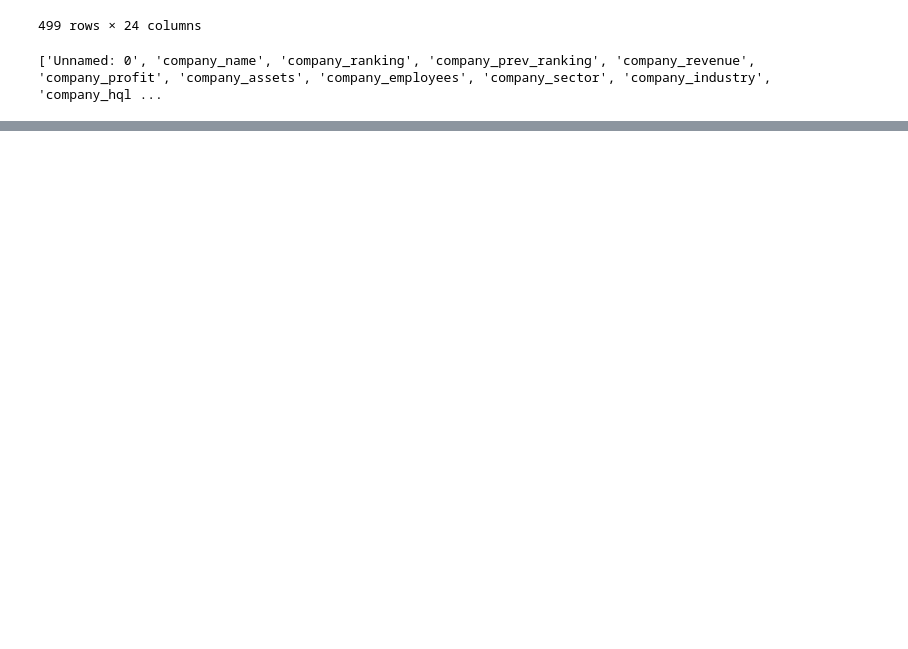
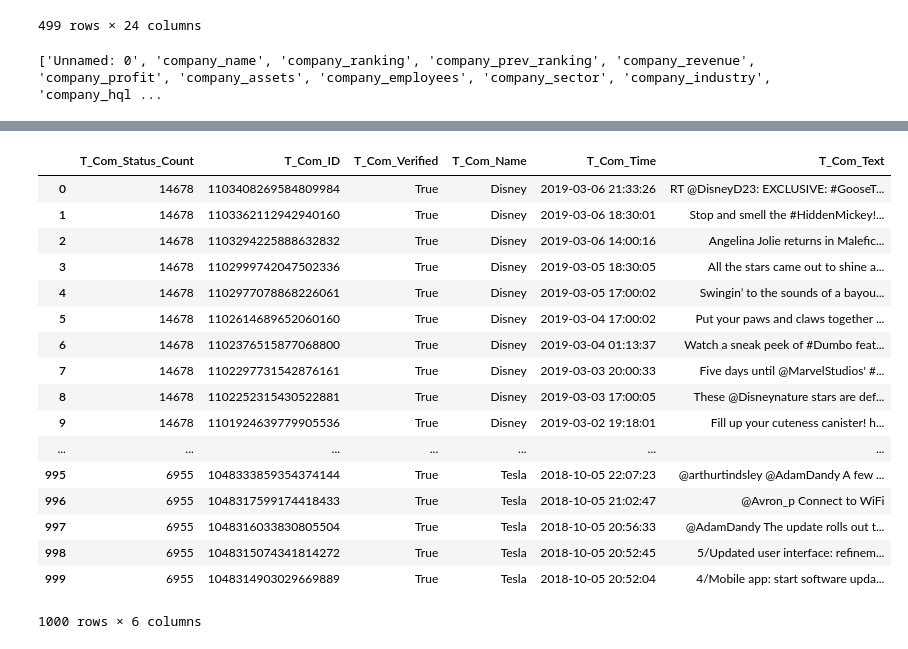
Before and after one commit to adiHusky/Analysis-of-Fortune-500-companies-using-python-libraries-and-a-data-model-, a Jupyter notebook: DMDD_FORTUNE_500_ASSIGNMENT_2.ipynb, the cells around one changed output, grey strips where cells are left out. Saved outputs shown, nothing was run; the diff lists cells and outputs as text; code cells hidden in the pictures; blank space fills up the shorter version.

```diff
--- a/DMDD_FORTUNE_500_ASSIGNMENT_2.ipynb
+++ b/DMDD_FORTUNE_500_ASSIGNMENT_2.ipynb
@@ -256,15 +187,0 @@ finance_table = company_dataframe.filter(['company_id','company_name','company_r
-# %%
-import json
-import tweepy
-auth = tweepy.OAuthHandler('sXYRrKGbTIJcqWukG3YcRzSau', 'E3MHxRbzKU2SqOuxzqU8AsPdPwggP8nmm7EutbfALvJ1GPJVay')
-auth.set_access_token('2413743440-iWxGOECO02oN3wGJGxO50p3pyBjI9hC85rFaTY3', 'B526BwptAsNykIR9V1XLScuGDSaT3KuVh8ba3eu6gY0ew')
-api = tweepy.API(auth)
-json_str_new=[]
-users=[]
-users_company_id=[]
-
-for i in company_dataframe['company_name']:
-    users.append(api.search_users(i,20,10))
-    users_company_id.append(i)
-
-#users.append(api.search_users('United Technologies Corporation',20,10))
@@ -280,26 +187,0 @@ users
-# %%
-import json
-from pandas.io.json import json_normalize
-user_screen_name=[]
-user_name=[]
-user_des=[]
-user_follower=[]
-user_status=[]
-user_url=[]
-user_location =[]
-user_company_id=[]
-for j, user in enumerate(users):
-    for i in user:
-        user_screen_name.append(i.screen_name)
-        user_name.append(i.name)
-        user_des.append(i.description)
-        user_follower.append(i.followers_count)
-        user_status.append(i.statuses_count)
-        user_url.append(i.url)
-        user_location.append(i.location)
-        user_company_id.append(users_company_id[j])
-
-
-#twitter_data = json_normalize(users)
-
-#twitter_data.to_csv("consumers.csv")
@@ -328,0 +269,21 @@ print(c.fetchmany(5))
+# %%
+com_twitter_dataframe
+# %% [output]
+|  | T_Com_Status_Count | T_Com_ID | T_Com_Verified | T_Com_Name | T_Com_Time | T_Com_Text |
+| 0 | 14678 | 1103408269584809984 | True | Disney | 2019-03-06 21:33:26 | RT @DisneyD23: EXCLUSIVE: #GooseT... |
+| 1 | 14678 | 1103362112942940160 | True | Disney | 2019-03-06 18:30:01 | Stop and smell the #HiddenMickey!... |
+| 2 | 14678 | 1103294225888632832 | True | Disney | 2019-03-06 14:00:16 | Angelina Jolie returns in Malefic... |
+| 3 | 14678 | 1102999742047502336 | True | Disney | 2019-03-05 18:30:05 | All the stars came out to shine a... |
+| 4 | 14678 | 1102977078868226061 | True | Disney | 2019-03-05 17:00:02 | Swingin’ to the sounds of a bayou... |
+| 5 | 14678 | 1102614689652060160 | True | Disney | 2019-03-04 17:00:02 | Put your paws and claws together ... |
+| 6 | 14678 | 1102376515877068800 | True | Disney | 2019-03-04 01:13:37 | Watch a sneak peek of #Dumbo feat... |
+| 7 | 14678 | 1102297731542876161 | True | Disney | 2019-03-03 20:00:33 | Five days until @MarvelStudios' #... |
+| 8 | 14678 | 1102252315430522881 | True | Disney | 2019-03-03 17:00:05 | These @Disneynature stars are def... |
+| 9 | 14678 | 1101924639779905536 | True | Disney | 2019-03-02 19:18:01 | Fill up your cuteness canister! h... |
+| ... | ... | ... | ... | ... | ... | ... |
+| 995 | 6955 | 1048333859354374144 | True | Tesla | 2018-10-05 22:07:23 | @arthurtindsley @AdamDandy A few ... |
+| 996 | 6955 | 1048317599174418433 | True | Tesla | 2018-10-05 21:02:47 | @Avron_p Connect to WiFi |
+| 997 | 6955 | 1048316033830805504 | True | Tesla | 2018-10-05 20:56:33 | @AdamDandy The update rolls out t... |
+| 998 | 6955 | 1048315074341814272 | True | Tesla | 2018-10-05 20:52:45 | 5/Updated user interface: refinem... |
+| 999 | 6955 | 1048314903029669889 | True | Tesla | 2018-10-05 20:52:04 | 4/Mobile app: start software upda... |
+1000 rows × 6 columns
```
Also changed, not shown: parts of 41 cells of this notebook, 3 other files.
